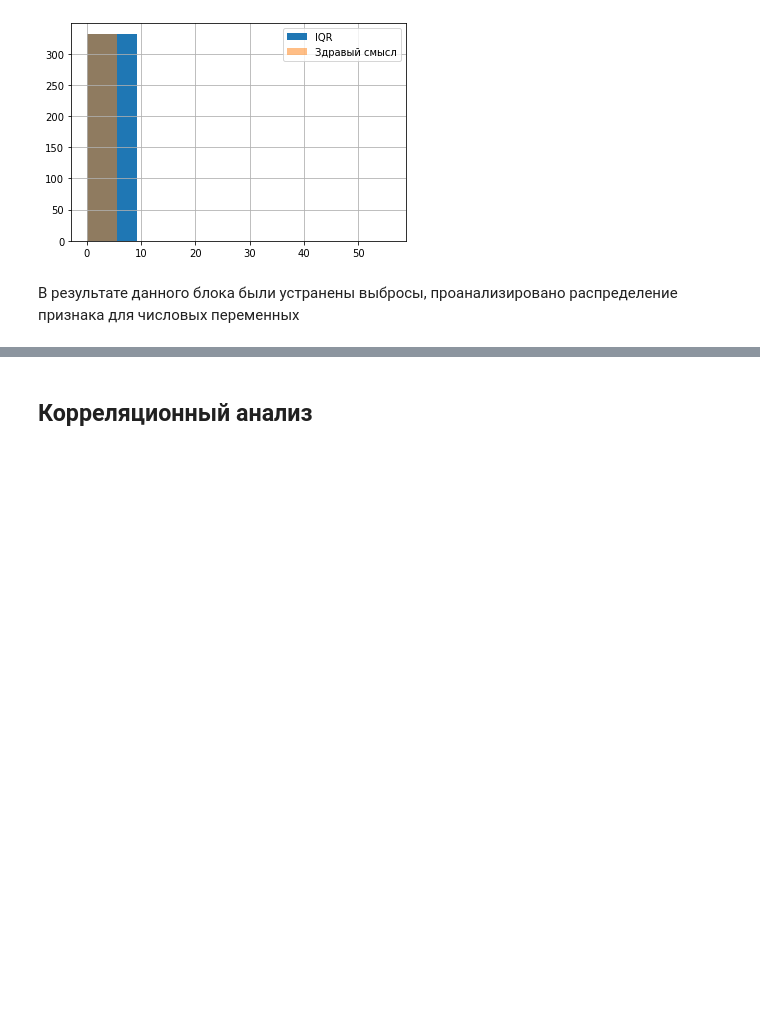
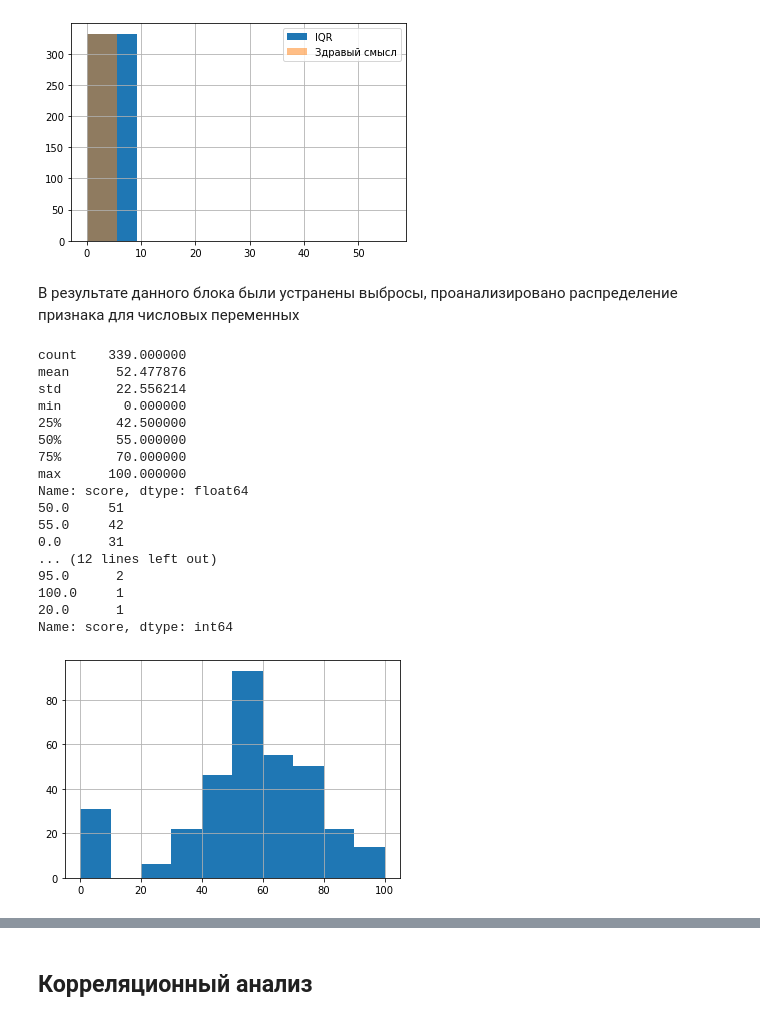
Before and after one commit to L1chik/SkillFactory, a Jupyter notebook: module_2/project/module_2.ipynb, the cells around one changed output, grey strips where cells are left out. Drawn from its saved outputs; the diff is of its cells as text; code cells hidden in the pictures; blank space fills up the shorter version.

```diff
--- a/module_2/project/module_2.ipynb
+++ b/module_2/project/module_2.ipynb
@@ -405,2 +419,23 @@ stud = stud.loc[stud.score <= 100]
 # %% [markdown]
 В результате данного блока были устранены выбросы, проанализировано распределение признака для числовых переменных
+# %%
+information('score')
+# %% [output]
+count    339.000000
+mean      52.477876
+std       22.556214
+min        0.000000
+25%       42.500000
+50%       55.000000
+75%       70.000000
+max      100.000000
+Name: score, dtype: float64
+50.0     51
+55.0     42
+0.0      31
+... (12 lines left out)
+95.0      2
+100.0     1
+20.0      1
+Name: score, dtype: int64
+[figure, added]
```
Also changed, not shown: parts of 15 cells of this notebook.
